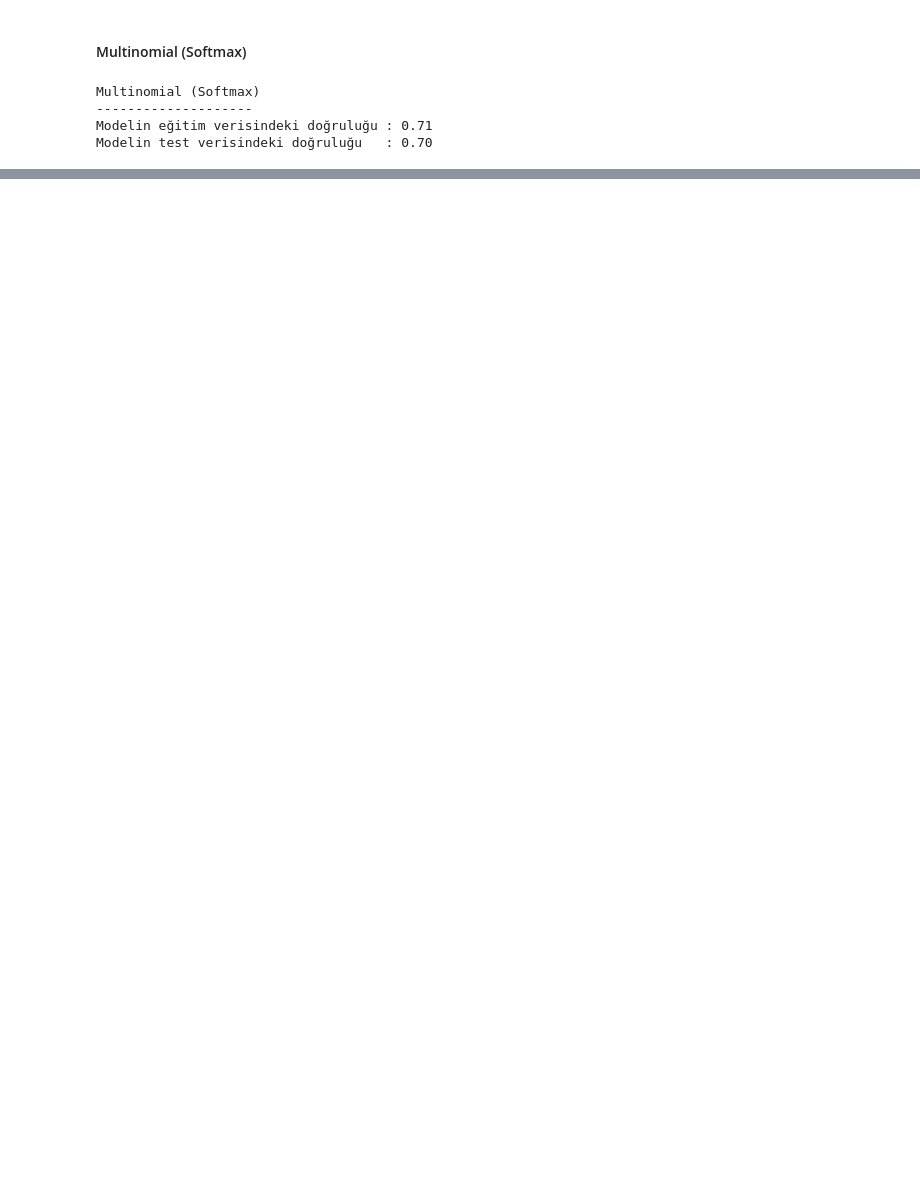
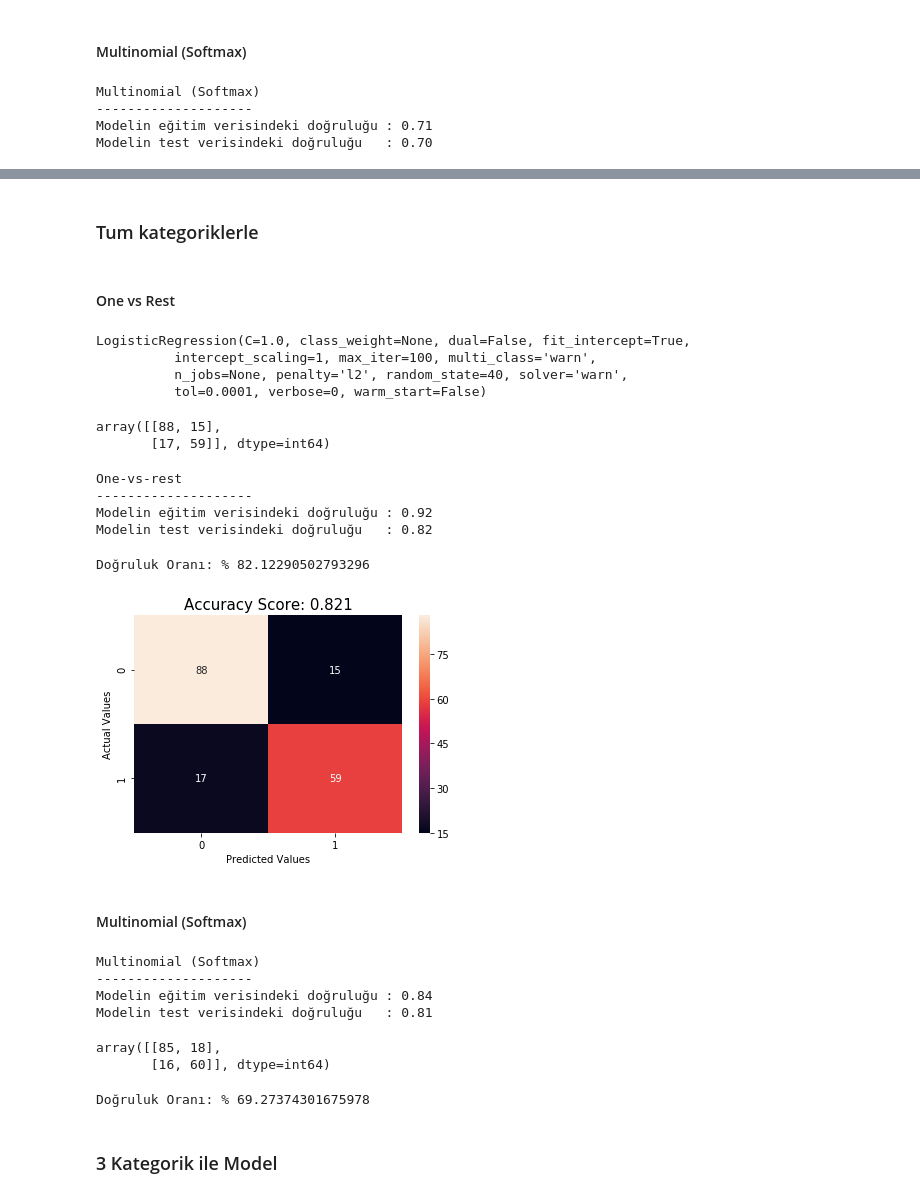
Before and after one commit to EceDolen/Bootcamp_-Bolum_7, a Jupyter notebook: Siniflandirma Problemleri_1_Lojistik_Regresyon_ile_Siniflandirma.ipynb, the cells around one changed output, grey strips where cells are left out. Saved outputs shown, nothing was run; the diff lists cells and outputs as text; code cells hidden in the pictures; blank space fills up the shorter version.

```diff
--- a/Siniflandirma Problemleri_1_Lojistik_Regresyon_ile_Siniflandirma.ipynb
+++ b/Siniflandirma Problemleri_1_Lojistik_Regresyon_ile_Siniflandirma.ipynb
@@ -254,0 +244,68 @@ NameError: name 'baslik_font' is not defined
+# %% [markdown]
+### Tum kategoriklerle
+# %%
+X = df_dummies.drop(['Survived'], axis=1)
+y = df_dummies.Survived
+# %% [markdown]
+#### One vs Rest
+# %%
+X_train, X_test, y_train, y_test = train_test_split(X,y, test_size=0.2, random_state=40)
+lr = LogisticRegression(random_state=40)
+lr.fit(X_train, y_train)
+# %% [output]
+LogisticRegression(C=1.0, class_weight=None, dual=False, fit_intercept=True,
+          intercept_scaling=1, max_iter=100, multi_class='warn',
+          n_jobs=None, penalty='l2', random_state=40, solver='warn',
+          tol=0.0001, verbose=0, warm_start=False)
+# %%
+y_pred = lr.predict(X_test)
+# %%
+from sklearn.metrics import confusion_matrix
+cm = confusion_matrix(y_test,y_pred)
+cm
+# %% [output]
+array([[88, 15],
+       [17, 59]], dtype=int64)
+# %%
+egitim_dogruluk = lr.score(X_train, y_train)
+test_dogruluk = lr.score(X_test, y_test)
+print('One-vs-rest', '-'*20,
+      'Modelin eğitim verisindeki doğruluğu : {:.2f}'.format(egitim_dogruluk),
+      'Modelin test verisindeki doğruluğu   : {:.2f}'.format(test_dogruluk), sep='\n')
+# %% [output]
+One-vs-rest
+--------------------
+Modelin eğitim verisindeki doğruluğu : 0.92
+Modelin test verisindeki doğruluğu   : 0.82
+# %%
+print("Doğruluk Oranı: %",((88+59) /179)*100)
+# %% [output]
+Doğruluk Oranı: % 82.12290502793296
+# %%
+from sklearn.metrics import confusion_matrix as cm
+
+predictions = lr.predict(X_test)
+score = round(accuracy_score(y_test, predictions), 3)
+cm1 = cm(y_test, predictions)
+sns.heatmap(cm1, annot=True, fmt=".0f")
+plt.xlabel('Predicted Values')
+plt.ylabel('Actual Values')
+plt.title('Accuracy Score: {0}'.format(score), size = 15)
+plt.show()
+# %% [output]
+[figure, added]
+# %% [markdown]
+#### Multinomial (Softmax)
+# %%
+log_reg_mnm = LogisticRegression(multi_class='multinomial', solver='lbfgs')
+log_reg_mnm.fit(X_train, y_train)
+egitim_dogruluk = log_reg_mnm.score(X_train, y_train)
+test_dogruluk = log_reg_mnm.score(X_test, y_test)
+print('Multinomial (Softmax)', '-'*20,
+      'Modelin eğitim verisindeki doğruluğu : {:.2f}'.format(egitim_dogruluk),
+      'Modelin test verisindeki doğruluğu   : {:.2f}'.format(test_dogruluk), sep='\n')
+# %% [output]
+Multinomial (Softmax)
+--------------------
+Modelin eğitim verisindeki doğruluğu : 0.84
+Modelin test verisindeki doğruluğu   : 0.81
@@ -254,0 +314,12 @@ NameError: name 'baslik_font' is not defined
+# %%
+cm = confusion_matrix(y_test,y_pred)
+cm
+# %% [output]
+array([[85, 18],
+       [16, 60]], dtype=int64)
+# %%
+print("Doğruluk Oranı: %",((93+31) /179)*100)
+# %% [output]
+Doğruluk Oranı: % 69.27374301675978
+# %% [markdown]
+### 3 Kategorik ile Model
```
Also changed, not shown: parts of 40 cells of this notebook.
